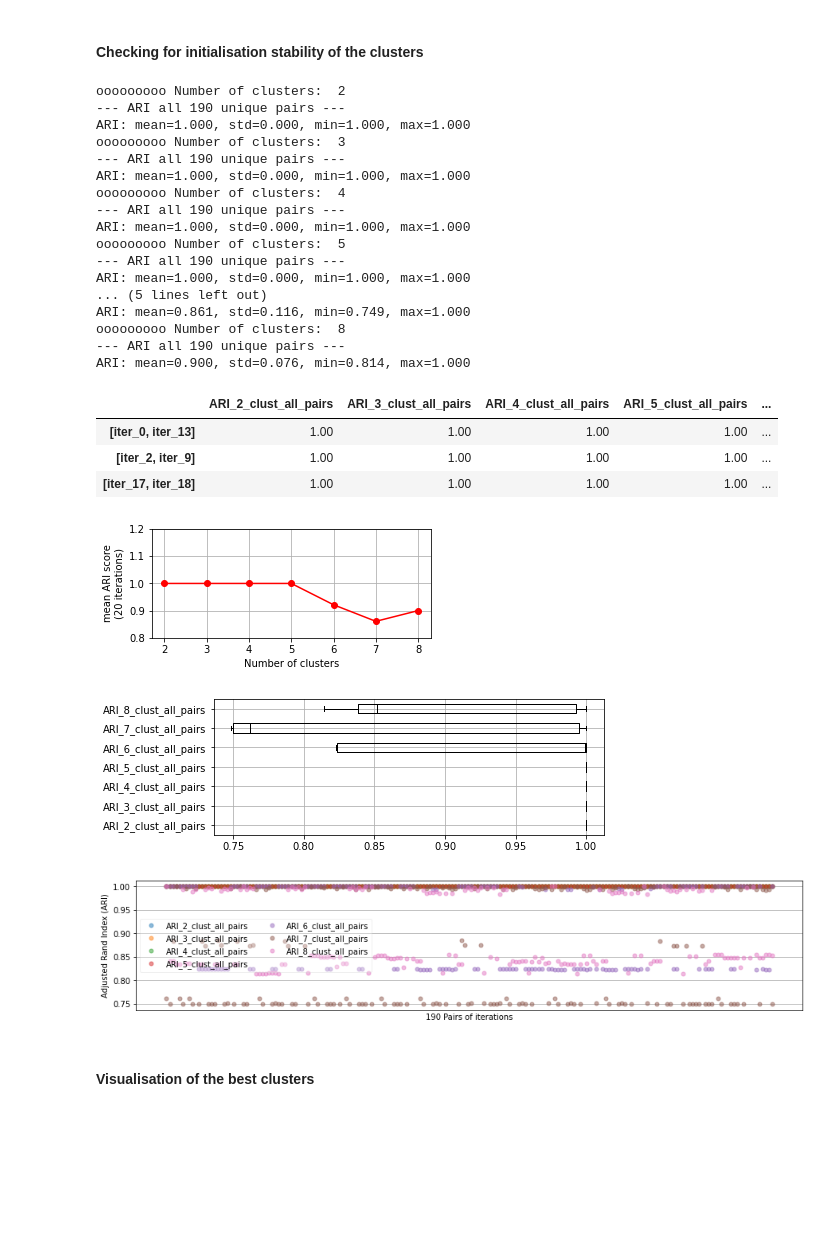
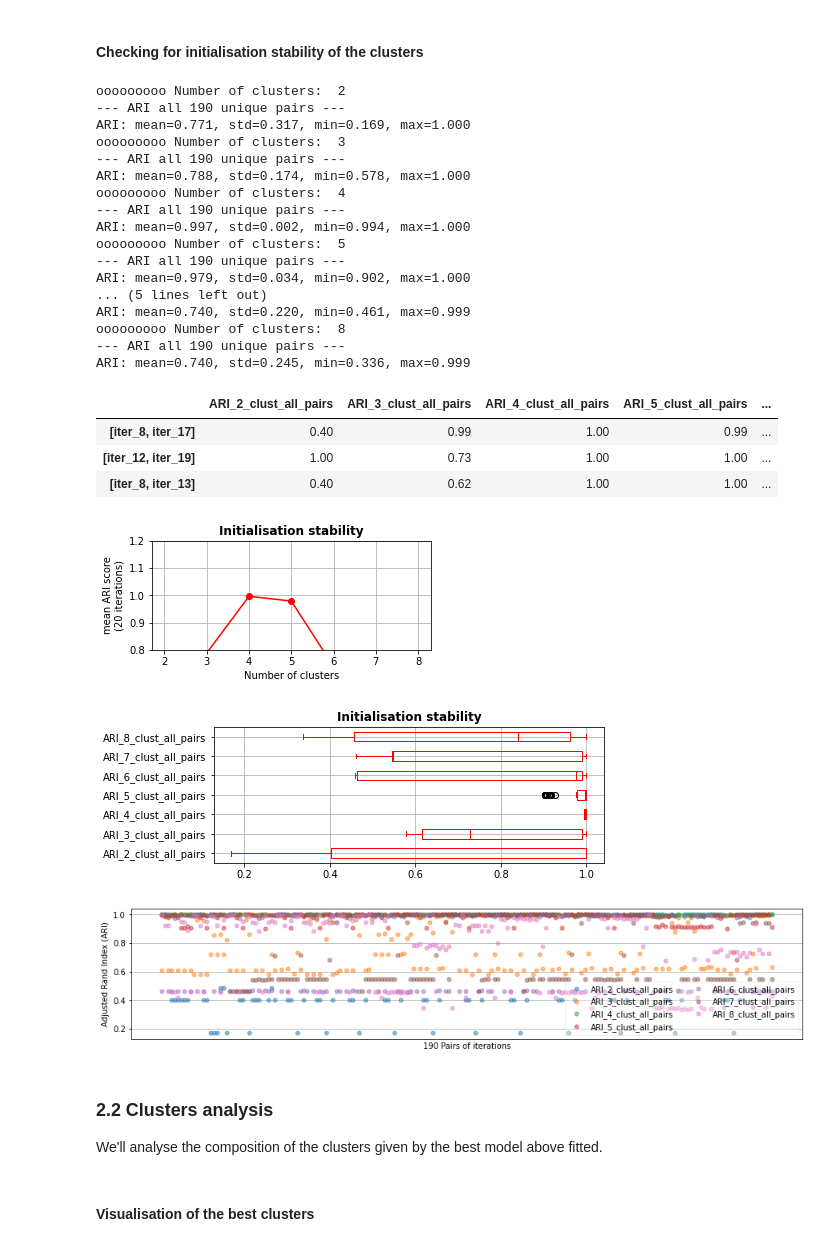
Before and after one commit to SmellyArmure/OC_DS_Project5, a Jupyter notebook: NOTEBOOKS/P5_Clustering.ipynb, the cells around one changed output. Drawn from its saved outputs; the diff is of its cells as text; code cells hidden in the pictures; blank space fills up the shorter version.

```diff
--- a/NOTEBOOKS/P5_Clustering.ipynb
+++ b/NOTEBOOKS/P5_Clustering.ipynb
@@ -348,0 +312,4 @@ df_expl = dfA
+# %%
+# selects and transforms the dataset
+df, df_expl = select_transform(df_cust, sel_cols_A, strat_quant='stand',
+                               UMAP_transf=False, n_comp=None)
@@ -438,8 +417,8 @@ plt.show()
 # %% [markdown]
 We can consider that a model fitted on a stratified sample of 3000 give similar results as a model fitted on the whole dataset (ARI greater than 0.95)
 # %%
-df_sampl, _ = train_test_split(df, train_size=3000, stratify=bin_mean_review)
-ind_samp_3000 = df_sampl.index
+df_sampl, _ = train_test_split(df, train_size=10000, stratify=bin_mean_review)
+ind_samp = df_sampl.index
 # %% [markdown]
 ### 2.1 Optimisation of the number of clusters
 # %% [markdown]
@@ -447,6 +427,6 @@ As shown above, we can use a 3000 sample of the whole dataframe with high confid
 # %%
-df = dfA_trans.loc[ind_samp_3000]
-df_expl = dfA.loc[ind_samp_3000]
+df = df.loc[ind_samp]
+df_expl = df_expl.loc[ind_samp]
 # %% [markdown]
 #### Evaluation of the KMeans clustering scores
 # %% [markdown]
@@ -482,24 +450,11 @@ import dill
 # - the proportion (pct) of the clusters
 
 list_n_clust = range(2,9)
-
-if dict_pkl_A == {}:
-
-    n_iter = 20
-
-    dict_scores_iter, dict_ser_clust_n_clust, dict_pop_perc_n_clust = \
-                        compute_clust_scores_nclust(df,
-                                                    list_n_clust=list_n_clust,
-                                                    n_iter=n_iter,
-                                                    return_pop=True)
-
-    # # Storing the dictionaries in a pickle
-
-    # dict_pkl_A = {'scores': dict_scores_iter,
-    #             'ser_clust': dict_ser_clust_n_clust,
-    #             'pop_clust':dict_pop_perc_n_clust}
-
-    # with open("P5_dict_n_clust_A.pkl", "wb") as f:
-    #     dill.dump(dict_pkl_A, f)
-    # print("-----...dictionnaries dumped")
+dict_pkl_A = {}
+n_iter = 20
+dict_scores_iter, dict_ser_clust_n_clust, dict_pop_perc_n_clust = \
+                    compute_clust_scores_nclust(df,
+                                                list_n_clust=list_n_clust,
+                                                n_iter=n_iter,
+                                                return_pop=True)
 # %% [output]
@@ -556,44 +511,47 @@ for i in list_n_clust:
 # %% [output]
 ooooooooo Number of clusters:  2
 --- ARI all 190 unique pairs ---
-ARI: mean=1.000, std=0.000, min=1.000, max=1.000
+ARI: mean=0.771, std=0.317, min=0.169, max=1.000
 ooooooooo Number of clusters:  3
 --- ARI all 190 unique pairs ---
-ARI: mean=1.000, std=0.000, min=1.000, max=1.000
+ARI: mean=0.788, std=0.174, min=0.578, max=1.000
 ooooooooo Number of clusters:  4
 --- ARI all 190 unique pairs ---
-ARI: mean=1.000, std=0.000, min=1.000, max=1.000
+ARI: mean=0.997, std=0.002, min=0.994, max=1.000
 ooooooooo Number of clusters:  5
 --- ARI all 190 unique pairs ---
-ARI: mean=1.000, std=0.000, min=1.000, max=1.000
+ARI: mean=0.979, std=0.034, min=0.902, max=1.000
 ... (5 lines left out)
-ARI: mean=0.861, std=0.116, min=0.749, max=1.000
+ARI: mean=0.740, std=0.220, min=0.461, max=0.999
 ooooooooo Number of clusters:  8
 --- ARI all 190 unique pairs ---
-ARI: mean=0.900, std=0.076, min=0.814, max=1.000
+ARI: mean=0.740, std=0.245, min=0.336, max=0.999
 # %%
 df_ARI_stab.sample(3)
 # %% [output]
 |  | ARI_2_clust_all_pairs | ARI_3_clust_all_pairs | ARI_4_clust_all_pairs | ARI_5_clust_all_pairs | ... |
-| [iter_0, iter_13] | 1.00 | 1.00 | 1.00 | 1.00 | ... |
-| [iter_2, iter_9] | 1.00 | 1.00 | 1.00 | 1.00 | ... |
-| [iter_17, iter_18] | 1.00 | 1.00 | 1.00 | 1.00 | ... |
+| [iter_8, iter_17] | 0.40 | 0.99 | 1.00 | 0.99 | ... |
+| [iter_12, iter_19] | 1.00 | 0.73 | 1.00 | 1.00 | ... |
+| [iter_8, iter_13] | 0.40 | 0.62 | 1.00 | 1.00 | ... |
 # %%
 fig, ax = plt.subplots(1)
 fig.set_size_inches(5,2)
 ax.plot(list_n_clust, df_ARI_stab.mean(), '-or')
 ax.set_xlabel('Number of clusters')
 ax.set_ylabel(f'mean ARI score\n({n_iter} iterations)')
 ax.set(ylim=(0.8,1.2))
 ax.grid()
+plt.title('Initialisation stability', fontweight='bold')
 plt.show()
 # %% [output]
-[figure, old version]
+[figure, new version]
 # %%
-df_ARI_stab.boxplot(color='k', vert=False)
+df_ARI_stab.boxplot(color='red', vert=False)
 plt.gcf().set_size_inches(7,2.5)
+plt.title('Initialisation stability', fontweight='bold')
+plt.show()
 # %% [output]
-[figure, old version]
+[figure, new version]
 # %%
 fig, ax = plt.subplots(1)
 df_ARI_stab.plot(marker='o', markersize=5, linestyle='', alpha=0.5, ax=ax)
@@ -605,7 +563,11 @@ plt.tick_params(axis='x', which='both', bottom=False, labelbottom=False)
 plt.grid(axis='y')
 plt.show()
 # %% [output]
-[figure, old version]
+[figure, new version]
+# %% [markdown]
+### 2.2 Clusters analysis
+
+We'll analyse the composition of the clusters given by the best model above fitted.
 # %% [markdown]
 #### Visualisation of the best clusters
 # %%
```
Also changed, not shown: parts of 81 cells of this notebook, 2 other files.
